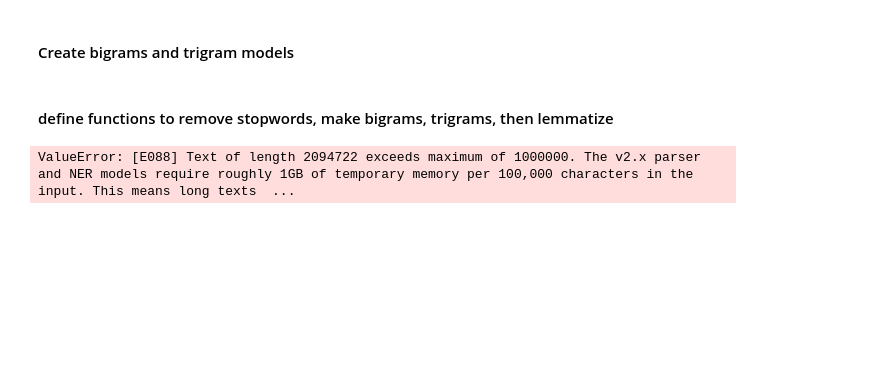
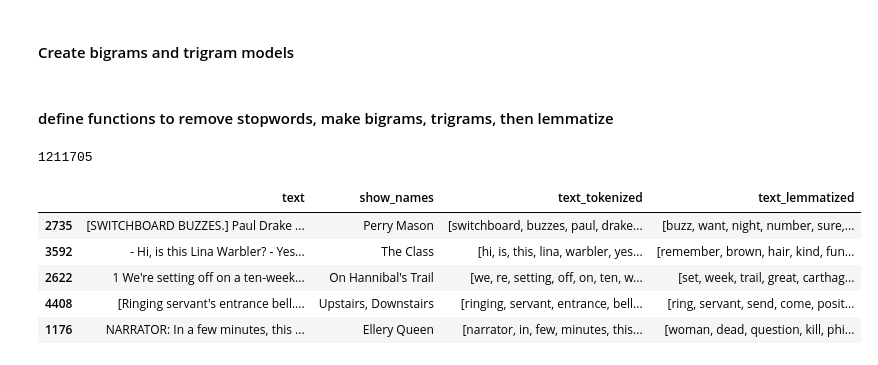
Before and after one commit to salice/television_show_recommender, a Jupyter notebook: springfield-lda.ipynb, the cells around one changed output. Saved outputs shown, nothing was run; the diff lists cells and outputs as text; code cells hidden in the pictures; blank space fills up the shorter version.

```diff
--- a/springfield-lda.ipynb
+++ b/springfield-lda.ipynb
@@ -99,9 +112,9 @@ test_df.head()
 # %% [markdown]
 #### Create bigrams and trigram models
 # %%
-bigram = gensim.models.Phrases(test_df["text_tokenized"], min_count=5, threshold=50)
+bigram = gensim.models.Phrases(test_df["text_tokenized"], min_count=10, threshold=500)
 #trigrams are madde by applying the same method to the bigram output that made the bigrams from the te
-trigram = gensim.models.Phrases(bigram[test_df["text_tokenized"]], threshold=50)
+trigram = gensim.models.Phrases(bigram[test_df["text_tokenized"]], threshold=500)
 
 bigram_model = gensim.models.phrases.Phraser(bigram)
 trigram_model = gensim.models.phrases.Phraser(trigram)
@@ -124,8 +137,10 @@ def lemmatization(text, allowed_postags=['NOUN', 'ADJ', 'VERB', 'ADV']):
         text_out.append([token.lemma_ for token in doc if token.pos_ in allowed_postags])
     return text_out
 # %%
-test_df["text_no_stopwords"] = remove_stopwords(test_df["text_tokenized"])
+text_no_stopwords = remove_stopwords(test_df["text_tokenized"])
+#test_df["text_no_stopwords"] = remove_stopwords(test_df["text_tokenized"])
 # %%
-test_df["text_bigrams"] = make_bigrams(test_df["text_no_stopwords"])
+text_bigrams = make_bigrams(text_no_stopwords)
+#test_df["text_bigrams"] = make_bigrams(test_df["text_no_stopwords"])
 # %%
 nlp = spacy.load('en')
@@ -132,4 +148,3 @@ nlp = spacy.load('en')
 # %%
-test_df["text_lemmatized"] = lemmatization(test_df["text_bigrams"], allowed_postags=['NOUN', 'ADJ', 'VERB', 'ADV'])
+test_df["text_lemmatized"] = lemmatization(text_bigrams, allowed_postags=['NOUN', 'ADJ', 'VERB', 'ADV'])
+#options for lemmatization , allowed_postags=['NOUN', 'ADJ', 'VERB', 'ADV']
-# %% [output]
-ValueError: [E088] Text of length 2094722 exceeds maximum of 1000000. The v2.x parser and NER models require roughly 1GB of temporary memory per 100,000 characters in the input. This means long texts  ...
@@ -135,0 +157,13 @@ ValueError: [E088] Text of length 2094722 exceeds maximum of 1000000. The v2.x p
+# %%
+total_words(text_bigrams)
+# %% [output]
+1211705
+# %%
+test_df.head()
+# %% [output]
+|  | text | show_names | text_tokenized | text_lemmatized |
+| 2735 | [SWITCHBOARD BUZZES.] Paul Drake ... | Perry Mason | [switchboard, buzzes, paul, drake... | [buzz, want, night, number, sure,... |
+| 3592 | - Hi, is this Lina Warbler? - Yes... | The Class | [hi, is, this, lina, warbler, yes... | [remember, brown, hair, kind, fun... |
+| 2622 | 1 We're setting off on a ten-week... | On Hannibal's Trail | [we, re, setting, off, on, ten, w... | [set, week, trail, great, carthag... |
+| 4408 | [Ringing servant's entrance bell.... | Upstairs, Downstairs | [ringing, servant, entrance, bell... | [ring, servant, send, come, posit... |
+| 1176 | NARRATOR: In a few minutes, this ... | Ellery Queen | [narrator, in, few, minutes, this... | [woman, dead, question, kill, phi... |
```
Also changed, not shown: parts of 13 cells of this notebook, 1 other file.
